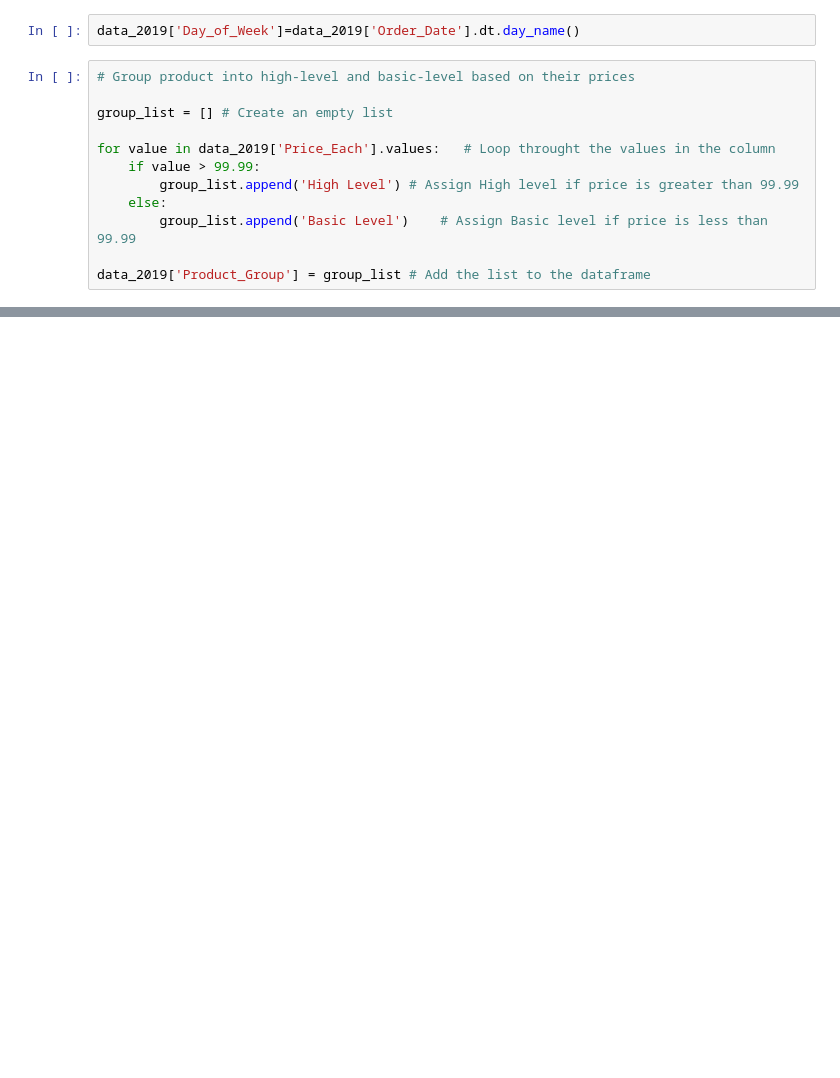
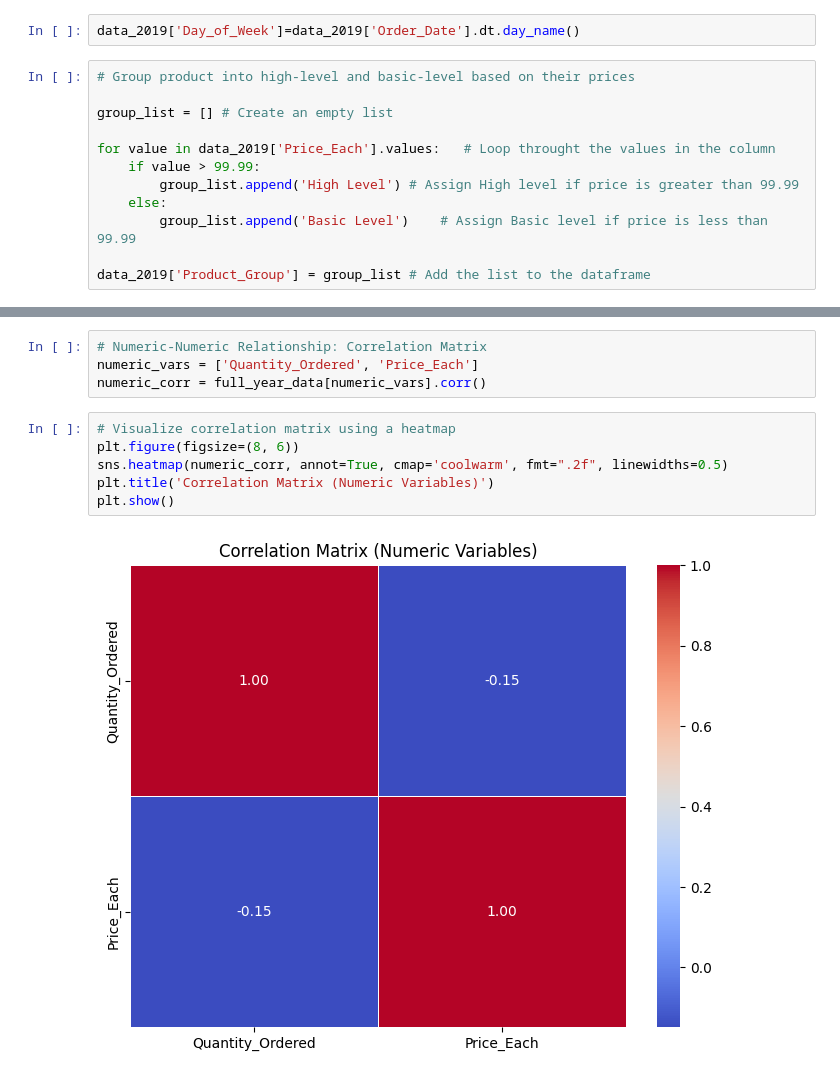
Before and after one commit to Theresah-Essuman/Sales-Data-Analysis-for-2019, a Jupyter notebook: notebook/main.ipynb, the cells around one changed output, grey strips where cells are left out. Cells and saved outputs as stored; diff of their text form; blank space fills up the shorter version.

```diff
--- a/notebook/main.ipynb
+++ b/notebook/main.ipynb
@@ -510,0 +585,12 @@ data_2019.head()
+# %%
+# Numeric-Numeric Relationship: Correlation Matrix
+numeric_vars = ['Quantity_Ordered', 'Price_Each']
+numeric_corr = full_year_data[numeric_vars].corr()
+# %%
+# Visualize correlation matrix using a heatmap
+plt.figure(figsize=(8, 6))
+sns.heatmap(numeric_corr, annot=True, cmap='coolwarm', fmt=".2f", linewidths=0.5)
+plt.title('Correlation Matrix (Numeric Variables)')
+plt.show()
+# %% [output]
+[figure, added]
```
Also changed, not shown: parts of 45 cells of this notebook.
